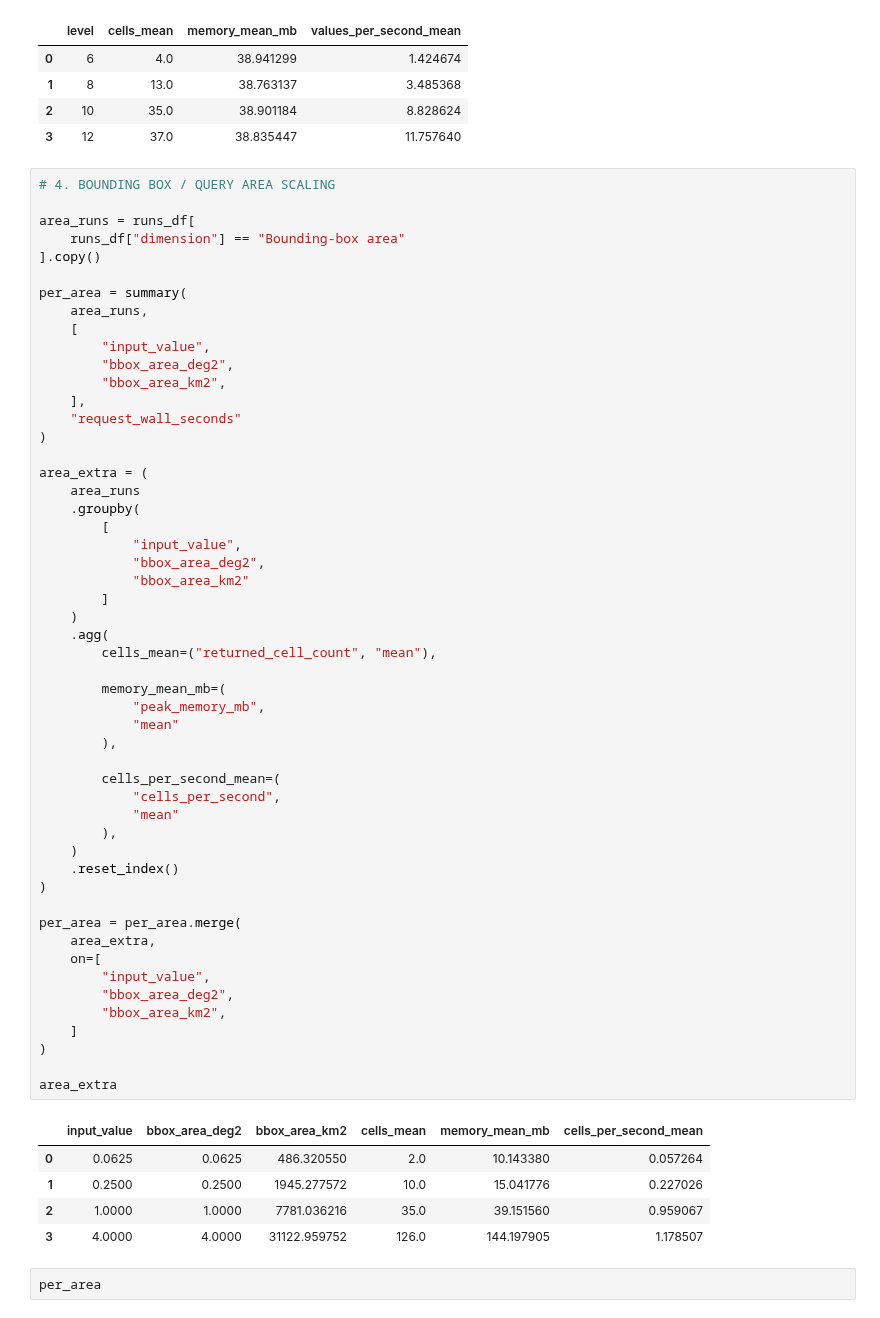
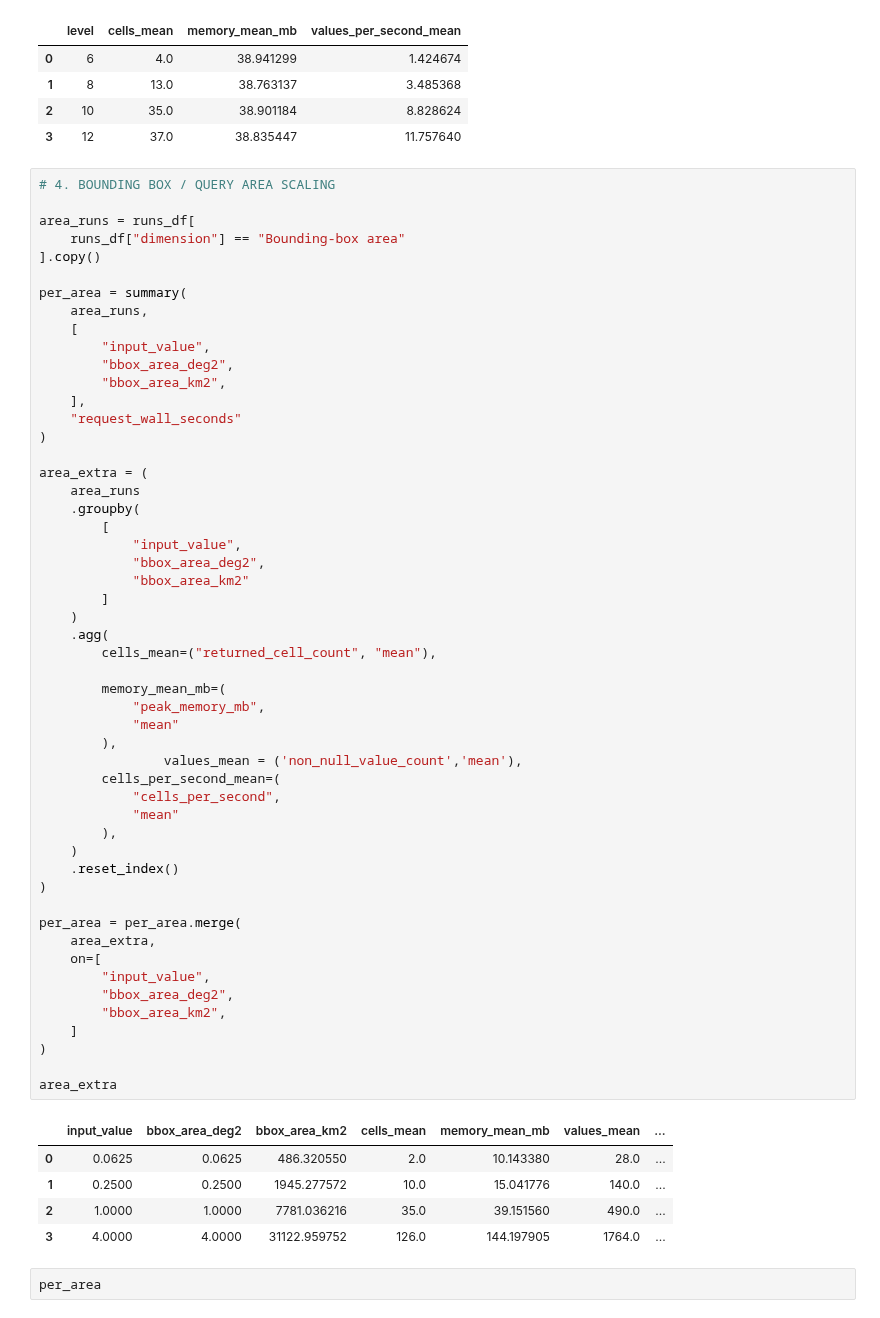
Before and after one commit to SmolakK/FARMWISE-API, a Jupyter notebook: evaluation/Evaluation summariser.ipynb, the cells around one changed output. Drawn from its saved outputs; the diff is of its cells as text.

```diff
--- a/evaluation/Evaluation summariser.ipynb
+++ b/evaluation/Evaluation summariser.ipynb
@@ -584,39 +584,39 @@ area_extra = (
             "bbox_area_deg2",
             "bbox_area_km2"
         ]
     )
     .agg(
         cells_mean=("returned_cell_count", "mean"),
 
         memory_mean_mb=(
             "peak_memory_mb",
             "mean"
         ),
-
+                values_mean = ('non_null_value_count','mean'),
         cells_per_second_mean=(
             "cells_per_second",
             "mean"
         ),
     )
     .reset_index()
 )
 
 per_area = per_area.merge(
     area_extra,
     on=[
         "input_value",
         "bbox_area_deg2",
         "bbox_area_km2",
     ]
 )
 
 area_extra
 # %% [output]
-|  | input_value | bbox_area_deg2 | bbox_area_km2 | cells_mean | memory_mean_mb | cells_per_second_mean |
-| 0 | 0.0625 | 0.0625 | 486.320550 | 2.0 | 10.143380 | 0.057264 |
-| 1 | 0.2500 | 0.2500 | 1945.277572 | 10.0 | 15.041776 | 0.227026 |
-| 2 | 1.0000 | 1.0000 | 7781.036216 | 35.0 | 39.151560 | 0.959067 |
-| 3 | 4.0000 | 4.0000 | 31122.959752 | 126.0 | 144.197905 | 1.178507 |
+|  | input_value | bbox_area_deg2 | bbox_area_km2 | cells_mean | memory_mean_mb | values_mean | ... |
+| 0 | 0.0625 | 0.0625 | 486.320550 | 2.0 | 10.143380 | 28.0 | ... |
+| 1 | 0.2500 | 0.2500 | 1945.277572 | 10.0 | 15.041776 | 140.0 | ... |
+| 2 | 1.0000 | 1.0000 | 7781.036216 | 35.0 | 39.151560 | 490.0 | ... |
+| 3 | 4.0000 | 4.0000 | 31122.959752 | 126.0 | 144.197905 | 1764.0 | ... |
 # %%
 per_area
 # %% [output]
```
Also changed, not shown: parts of 2 cells of this notebook, 27 other files.
